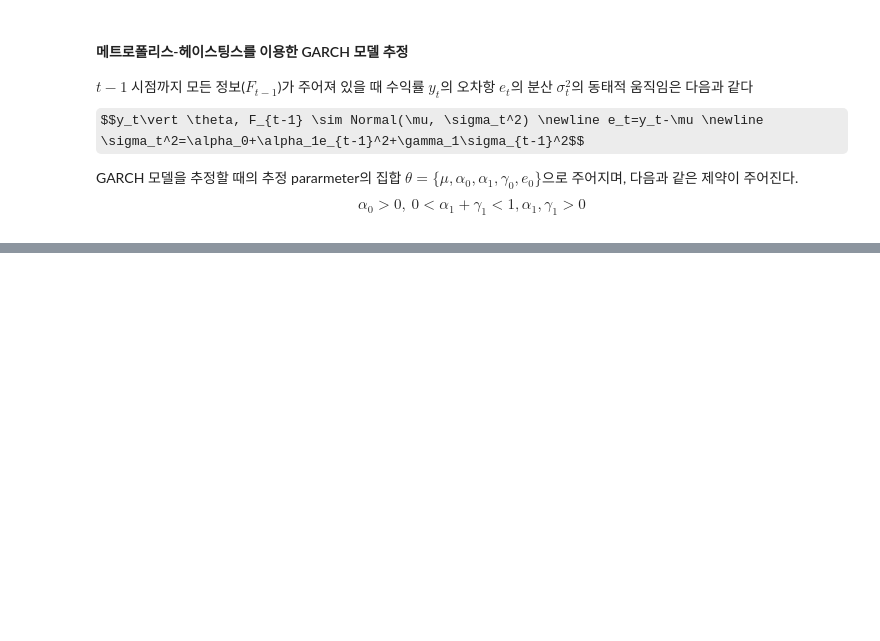
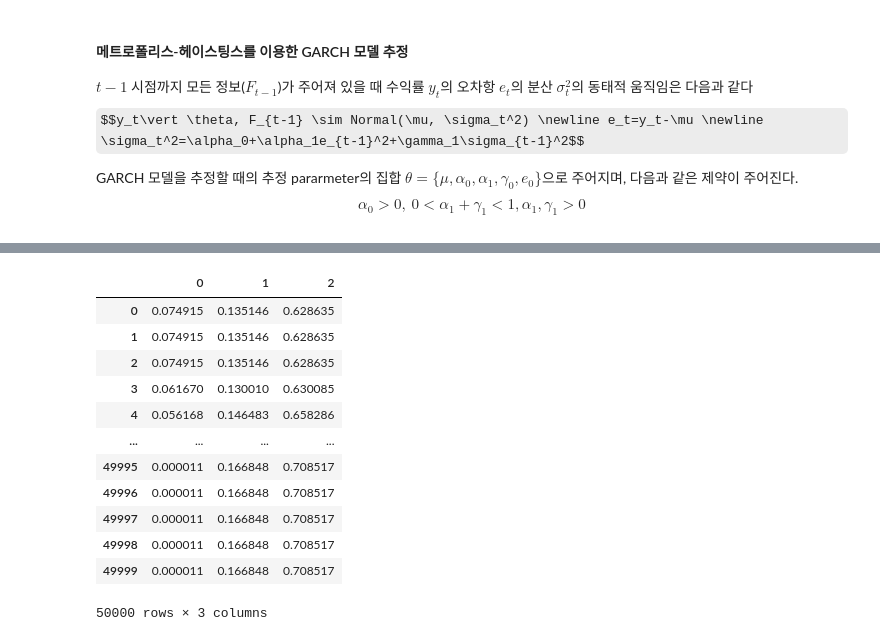
Before and after one commit to QuantifiSogang/2025-01RiskManagement, a Jupyter notebook: ch04_machinelearning&volatility/ch04_machinelearning&volatility.ipynb, the cells around one changed output, grey strips where cells are left out. Drawn from its saved outputs; the diff is of its cells as text; code cells hidden in the pictures; some formulas as TeX source; blank space fills up the shorter version.

```diff
--- a/ch04_machinelearning&volatility/ch04_machinelearning&volatility.ipynb
+++ b/ch04_machinelearning&volatility/ch04_machinelearning&volatility.ipynb
@@ -1255,0 +1256,17 @@ KeyboardInterrupt:
+# %%
+df=pd.DataFrame(samples)
+df
+# %% [output]
+|  | 0 | 1 | 2 |
+| 0 | 0.074915 | 0.135146 | 0.628635 |
+| 1 | 0.074915 | 0.135146 | 0.628635 |
+| 2 | 0.074915 | 0.135146 | 0.628635 |
+| 3 | 0.061670 | 0.130010 | 0.630085 |
+| 4 | 0.056168 | 0.146483 | 0.658286 |
+| ... | ... | ... | ... |
+| 49995 | 0.000011 | 0.166848 | 0.708517 |
+| 49996 | 0.000011 | 0.166848 | 0.708517 |
+| 49997 | 0.000011 | 0.166848 | 0.708517 |
+| 49998 | 0.000011 | 0.166848 | 0.708517 |
+| 49999 | 0.000011 | 0.166848 | 0.708517 |
+50000 rows × 3 columns
```
Also changed, not shown: parts of 16 cells of this notebook, 1 other file.
